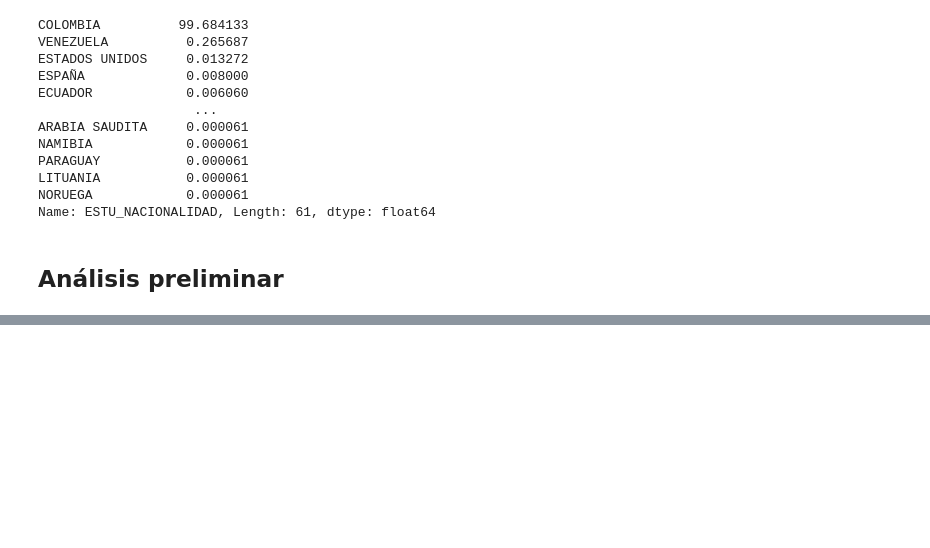
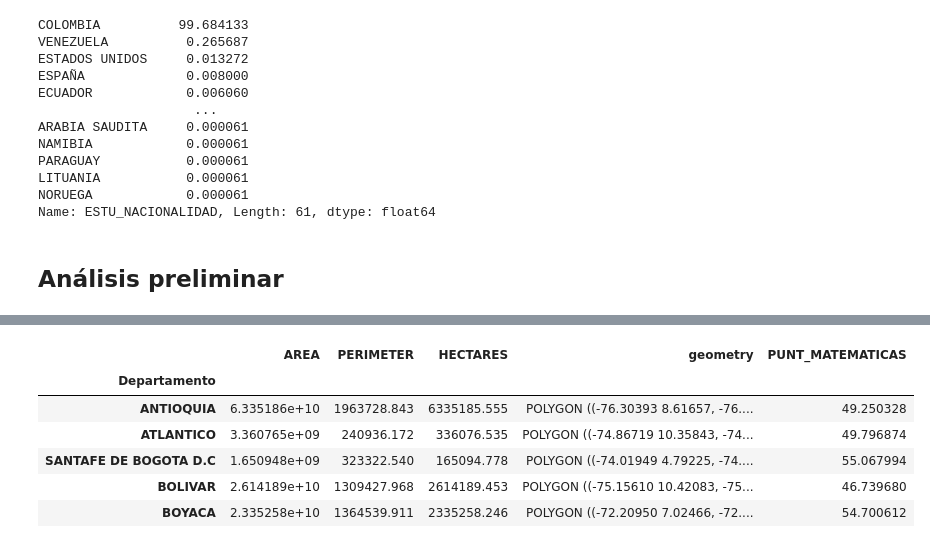
Before and after one commit to jadiazm/jadiazm-ICFES-Data-Project, a Jupyter notebook: Preprocesamiento.ipynb, the cells around one changed output, grey strips where cells are left out. Cells and saved outputs as stored; diff of their text form; code cells hidden in the pictures; blank space fills up the shorter version.

```diff
--- a/Preprocesamiento.ipynb
+++ b/Preprocesamiento.ipynb
@@ -454,0 +455,16 @@ df_est.head()
+# %%
+deptos = {'BOGOTA': 'SANTAFE DE BOGOTA D.C', 'BOGOTÁ': 'SANTAFE DE BOGOTA D.C', 'VALLE': 'VALLE DEL CAUCA', 'SAN ANDRES	': 'ARCHIPIELAGO DE SAN ANDRES PROVIDENCIA Y SANTA CATALINA'}
+est_gdf = gpd.GeoDataFrame(df_est.replace(deptos).groupby(by='ESTU_DEPTO_RESIDE')['PUNT_MATEMATICAS'].mean())
+map_gdf = myshpfile.to_crs(pyproj.CRS.from_epsg(4326))
+map_gdf2 = map_gdf.merge(est_gdf, left_on='NOMBRE_DPT', right_on='ESTU_DEPTO_RESIDE')
+map_gdf2.rename(columns={'NOMBRE_DPT': 'Departamento'}, inplace=True)
+map_gdf2.set_index('Departamento', drop=True, inplace=True)
+map_gdf2.head()
+# %% [output]
+|  | AREA | PERIMETER | HECTARES | geometry | PUNT_MATEMATICAS |
+| Departamento |  |  |  |  |  |
+| ANTIOQUIA | 6.335186e+10 | 1963728.843 | 6335185.555 | POLYGON ((-76.30393 8.61657, -76.... | 49.250328 |
+| ATLANTICO | 3.360765e+09 | 240936.172 | 336076.535 | POLYGON ((-74.86719 10.35843, -74... | 49.796874 |
+| SANTAFE DE BOGOTA D.C | 1.650948e+09 | 323322.540 | 165094.778 | POLYGON ((-74.01949 4.79225, -74.... | 55.067994 |
+| BOLIVAR | 2.614189e+10 | 1309427.968 | 2614189.453 | POLYGON ((-75.15610 10.42083, -75... | 46.739680 |
+| BOYACA | 2.335258e+10 | 1364539.911 | 2335258.246 | POLYGON ((-72.20950 7.02466, -72.... | 54.700612 |
```
Also changed, not shown: parts of 6 cells of this notebook, 6 other files.
